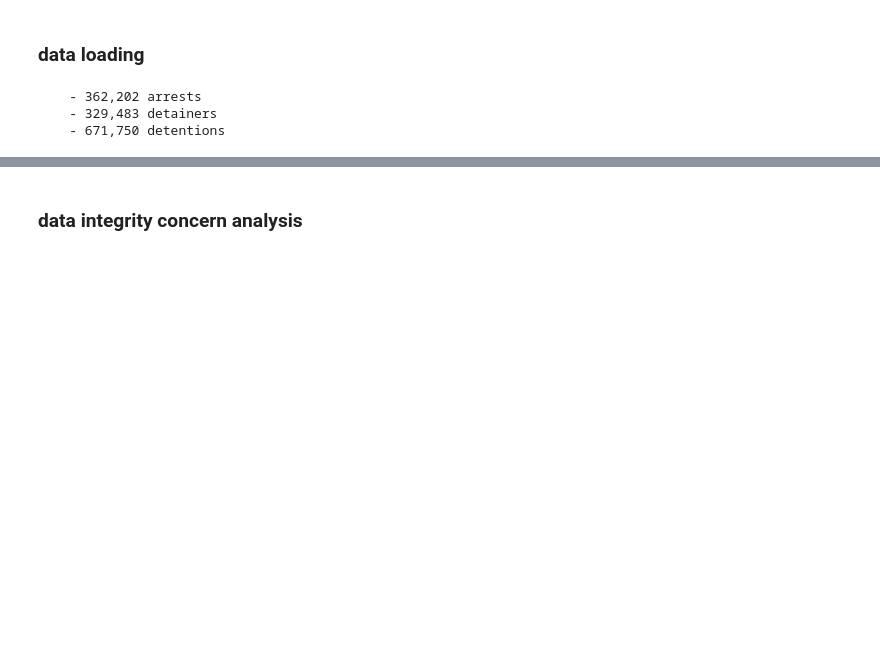
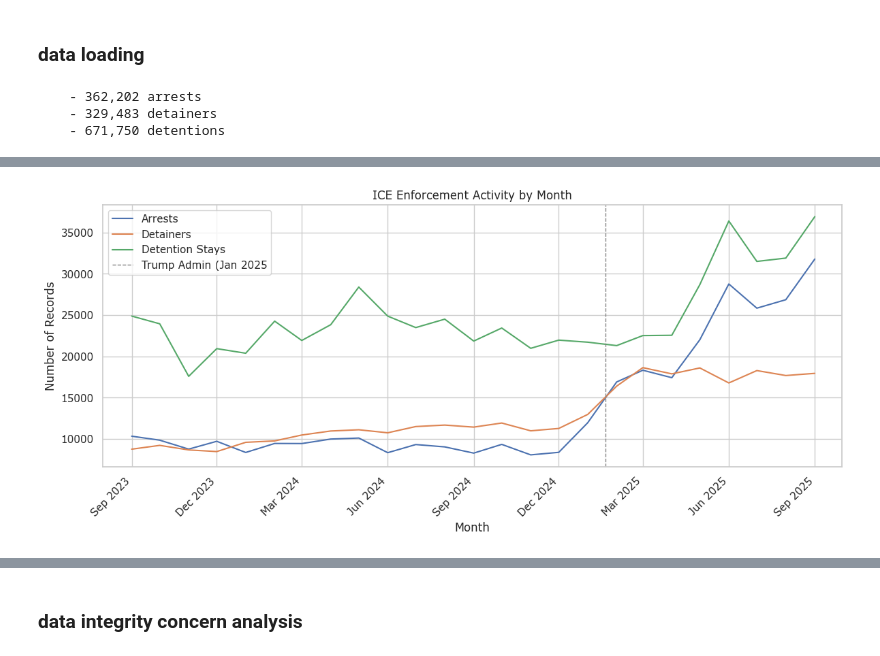
Before and after one commit to leamsley/capstone_project, a Jupyter notebook: data_analysis.ipynb, the cells around one changed output, grey strips where cells are left out. Saved outputs shown, nothing was run; the diff lists cells and outputs as text; code cells hidden in the pictures; blank space fills up the shorter version.

```diff
--- a/data_analysis.ipynb
+++ b/data_analysis.ipynb
@@ -25,0 +195,53 @@ print(f"    - {len(df_detentions):,} detentions")
+# %%
+# re-defining monthly data to include exactly 2 years of data
+
+arrests_per_month = arrests_per_month[arrests_per_month['date'] <= '2025-09-30']
+detainers_per_month = detainers_per_month[detainers_per_month['date'] <= '2025-09-30']
+detentions_per_month = detentions_per_month[(detentions_per_month['date'] >= '2023-09-01') & (detentions_per_month['date'] <= '2025-09-30')]
+# %%
+# re-running chart with updated date range
+
+fig, ax = plt.subplots(figsize=(14,5))
+
+sns.lineplot(
+    data=arrests_per_month,
+    x='date',
+    y='count',
+    label='Arrests',
+    ax=ax
+)
+
+sns.lineplot(
+    data=detainers_per_month,
+    x='date',
+    y='count',
+    label='Detainers',
+    ax=ax
+)
+
+sns.lineplot(
+    data=detentions_per_month,
+    x='date',
+    y='count',
+    label='Detention Stays'
+)
+
+# create administration change reference line
+ax.axvline(x=pd.Timestamp('2025-01-20'), color='gray', linestyle='--', linewidth=1, label='Trump Admin (Jan 2025')
+
+# Format x-axis as readable month/year labels
+ax.xaxis.set_major_formatter(mdates.DateFormatter('%b %Y'))
+ax.xaxis.set_major_locator(mdates.MonthLocator(bymonth=[9, 12, 3, 6]))
+plt.xticks(rotation=45, ha='right')
+# adjusting month labels to reflect September data with a slight buffer
+ax.set_xlim(pd.Timestamp('2023-08-01'), pd.Timestamp('2025-09-30'))
+
+ax.set_title('ICE Enforcement Activity by Month')
+ax.set_xlabel('Month')
+ax.set_ylabel('Number of Records')
+ax.legend()
+
+plt.tight_layout
+plt.show()
+# %% [output]
+[figure, added]
```
Also changed, not shown: parts of 17 cells of this notebook.
